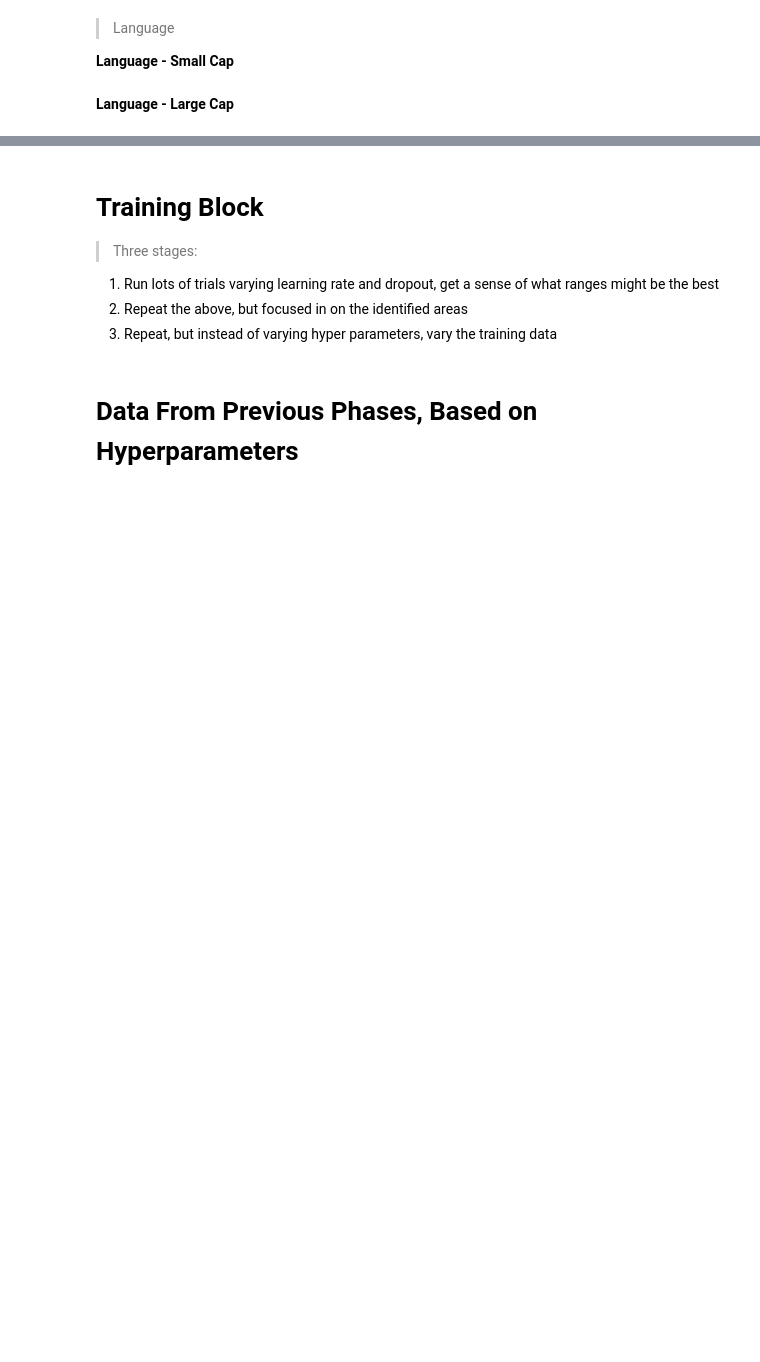
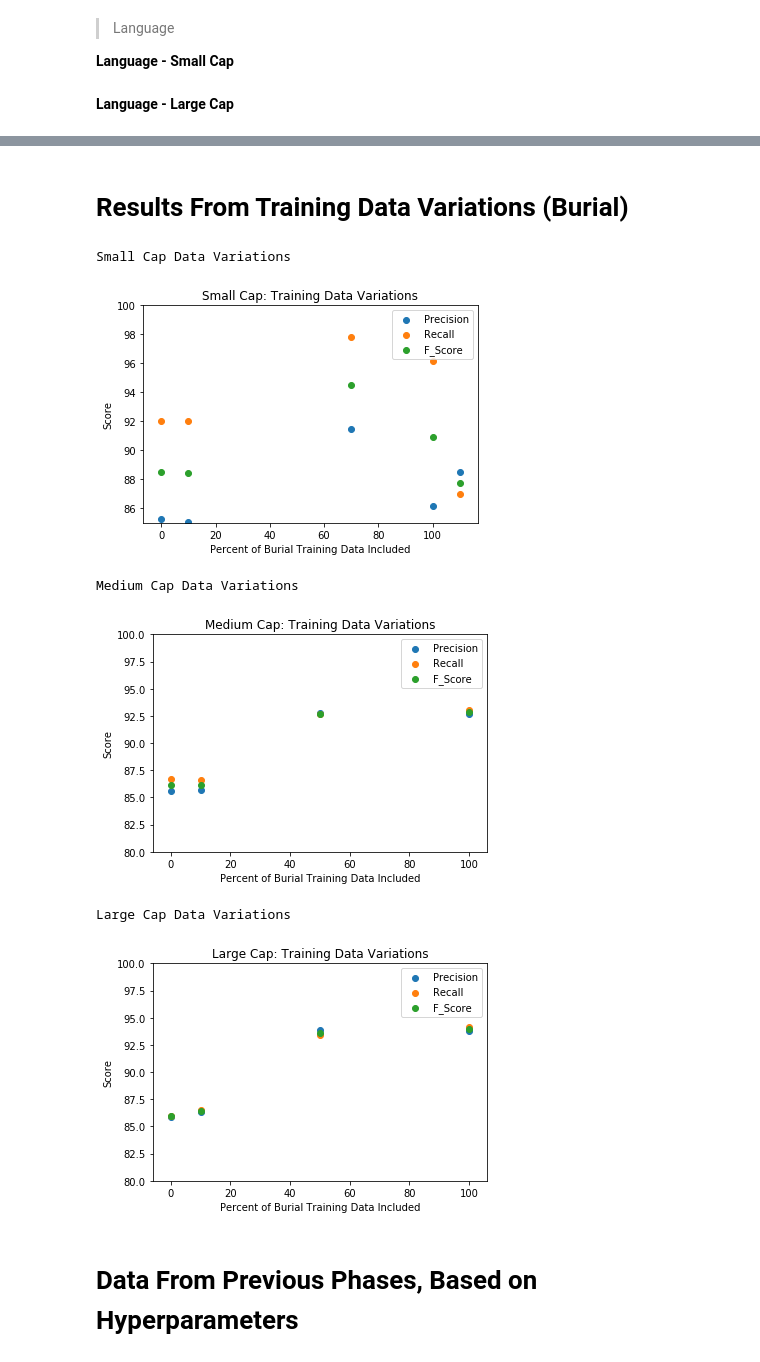
Before and after one commit to slavesocieties/ssda-nlp, a Jupyter notebook: 70-exhaustive-training.ipynb, the cells around one changed output, grey strips where cells are left out. Drawn from its saved outputs; the diff is of its cells as text; code cells hidden in the pictures; blank space fills up the shorter version.

Commit message:
Cleaned NB up, added basic plots

```diff
--- a/70-exhaustive-training.ipynb
+++ b/70-exhaustive-training.ipynb
@@ -326,0 +325,13 @@ Saved model to models\exhaustive_models
+# %%
+#no_test
+
+##RESULTS
+concentrations_LCB = [10, 50, 100, 0]
+pre_vec_LCB = [86.367969, 93.857965, 93.815414, 85.877863]
+rec_vec_LCB = [86.532951, 93.409742, 94.17383, 85.959885]
+f_vec_LCB = [86.450382, 93.633317, 93.99428, 85.918854]
+
+manual_data_LCB = {'Concentration':concentrations_LCB, 'Precision':pre_vec_LCB, 'Recall':rec_vec_LCB, 'F_Score':f_vec_LCB}
+
+results_df_LCB = pd.DataFrame(manual_data_LCB)
+results_df_LCB.head(20)
@@ -366,9 +350,50 @@ for text, annots in train_spacy:
-# %% [markdown]
-# Training Block
-> Three stages:
-1. Run lots of trials varying learning rate and dropout, get a sense of what ranges might be the best
-2. Repeat the above, but focused in on the identified areas
-3. Repeat, but instead of varying hyper parameters, vary the training data
+# %% [markdown]
+# Results From Training Data Variations (Burial)
+# %%
+#no_test
+
+print("Small Cap Data Variations")
+plt.figure(1)
+plt.ylim([85, 100])
+plt.scatter(concentrations_SCB, pre_vec_SCB, label='Precision')
+plt.scatter(concentrations_SCB, rec_vec_SCB, label='Recall')
+plt.scatter(concentrations_SCB, f_vec_SCB, label='F_Score')
+plt.xlabel('Percent of Burial Training Data Included')
+plt.ylabel('Score')
+plt.title('Small Cap: Training Data Variations')
+plt.legend()
+plt.show()
+
+print("Medium Cap Data Variations")
+plt.figure(2)
+plt.ylim([80, 100])
+plt.scatter(concentrations_MCB, pre_vec_MCB, label='Precision')
+plt.scatter(concentrations_MCB, rec_vec_MCB, label='Recall')
+plt.scatter(concentrations_MCB, f_vec_MCB, label='F_Score')
+plt.xlabel('Percent of Burial Training Data Included')
+plt.ylabel('Score')
+plt.title('Medium Cap: Training Data Variations')
+plt.legend()
+plt.show()
+
+print("Large Cap Data Variations")
+plt.figure(3)
+plt.ylim([80, 100])
+plt.scatter(concentrations_LCB, pre_vec_LCB, label='Precision')
+plt.scatter(concentrations_LCB, rec_vec_LCB, label='Recall')
+plt.scatter(concentrations_LCB, f_vec_LCB, label='F_Score')
+plt.xlabel('Percent of Burial Training Data Included')
+plt.ylabel('Score')
+plt.title('Large Cap: Training Data Variations')
+plt.legend()
+plt.show()
+# %% [output]
+Small Cap Data Variations
+[figure, added]
+Medium Cap Data Variations
+[figure, added]
+Large Cap Data Variations
+[figure, added]
 # %% [markdown]
 # Data From Previous Phases, Based on Hyperparameters
 # %% [markdown]
```
Also changed, not shown: parts of 13 cells of this notebook.
